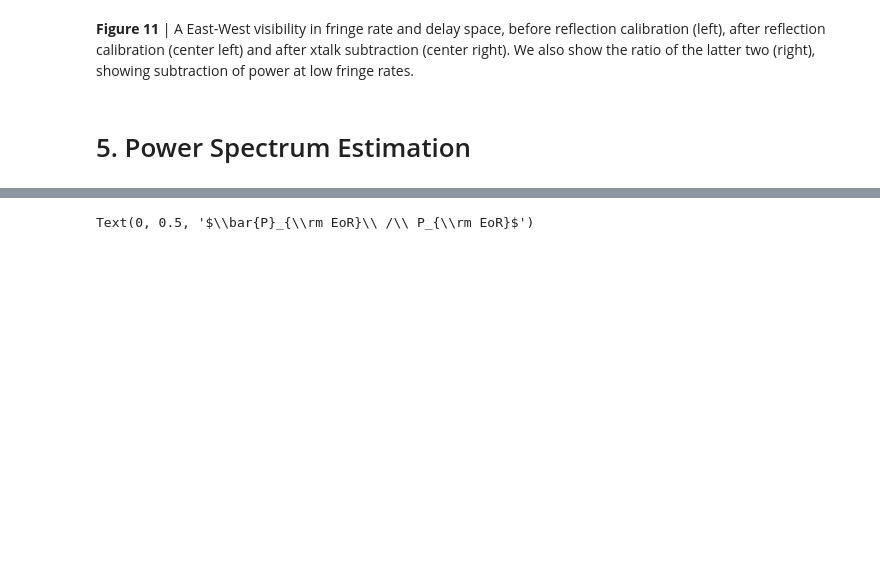
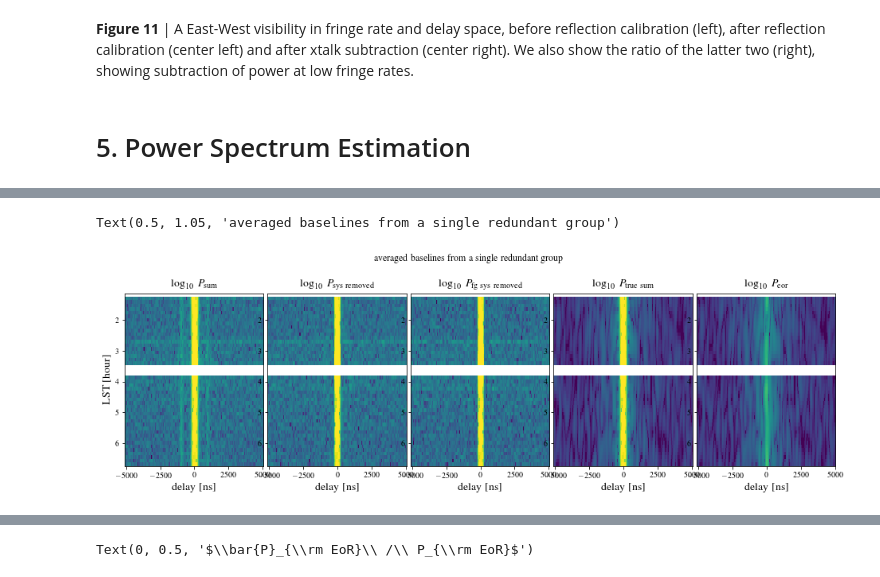
Before and after one commit to HERA-Team/hera-validation, a Jupyter notebook: test-series/4/test-4.0.0c.ipynb, the cells around one changed output, grey strips where cells are left out. Drawn from its saved outputs; the diff is of its cells as text; code cells hidden in the pictures; blank space fills up the shorter version.

```diff
--- a/test-series/4/test-4.0.0c.ipynb
+++ b/test-series/4/test-4.0.0c.ipynb
@@ -1376,0 +834,4 @@ eor_cv = np.array(eor_cv) / eff_dof
+# %%
+# see appendix C for details on this
+abscal_bias = {0: 1.11, 1: 1.15}  # this goes into data and errors
+other_bias = {0: 1.04, 1: 1.02}  # this goes into just data
@@ -1376,0 +871,41 @@ eor_cv = np.array(eor_cv) / eff_dof
+# %%
+# weight redundant average by P_N, but propagate P_SN errorbar
+exclude_autos = True
+history = "Bias Corrected:\ndata + error bias correction per spw {}\nother data-only bias correction per spw{}\n" \
+          "Incoherent redundantly averaged, exclude auto-baseline-pairs = {}, weighted by P_N" \
+          "".format(abscal_bias, other_bias, exclude_autos)
+uvp_sum_ravg = utils.red_avg(uvps_sum, exclude_autos=exclude_autos, error_weights='P_N', error_field=['P_SN'],
+                             add_to_history=history)
+uvp_tsum_ravg = utils.red_avg(uvps_tsum, exclude_autos=exclude_autos, error_weights='P_N', error_field=['P_SN'],
+                             add_to_history=history)
+uvp_fg_ravg = utils.red_avg(uvps_fg, exclude_autos=exclude_autos, error_weights='P_N', error_field=['P_SN'],
+                             add_to_history=history)
+uvp_rm_ravg = utils.red_avg(uvps_rm, exclude_autos=exclude_autos, error_weights='P_N', error_field=['P_SN'],
+                             add_to_history=history)
+uvp_eor_ravg = utils.red_avg(uvps_eor, exclude_autos=exclude_autos, error_weights='P_N', error_field=['P_SN'],
+                             add_to_history=history)
+# %%
+# plot redundantly averaged baseline type
+fig, axes = plt.subplots(1, 5, figsize=(16, 4))
+fig.subplots_adjust(wspace=0.03)
+
+key = (0, uvp_rm_ravg.get_blpairs()[0], 'pI')
+dlys = uvps_eor[0].get_dlys(key[0]) * 1e9
+
+uvps = [uvp_sum_ravg, uvp_rm_ravg, uvp_fg_ravg, uvp_tsum_ravg, uvp_eor_ravg]
+labels = [r'$\log_{10}\ P_{\rm sum}$', r'$\log_{10}\ P_{\rm sys\ removed}$',
+          r'$\log_{10}\ P_{\rm fg\ sys\ removed}$', r'$\log_{10}\ P_{\rm true\ sum}$',
+          r'$\log_{10}\ P_{\rm eor}$']
+
+for i, u in enumerate(uvps):
+    ax = axes[i]
+    cax = ax.imshow(np.log10(np.abs(u.get_data(key).real)), aspect='auto',
+                    extent=[dlys[0], dlys[-1], sum_lsts[-1], sum_lsts[0]], vmin=5, vmax=13)
+    ax.set_xlabel('delay [ns]', fontsize=14)
+    if i == 0: ax.set_ylabel('LST [hour]', fontsize=14)
+    ax.set_title(labels[i], fontsize=14)
+
+fig.suptitle("averaged baselines from a single redundant group", y=1.05)
+# %% [output]
+Text(0.5, 1.05, 'averaged baselines from a single redundant group')
+[figure, added]
```
Also changed, not shown: parts of 90 cells of this notebook.
